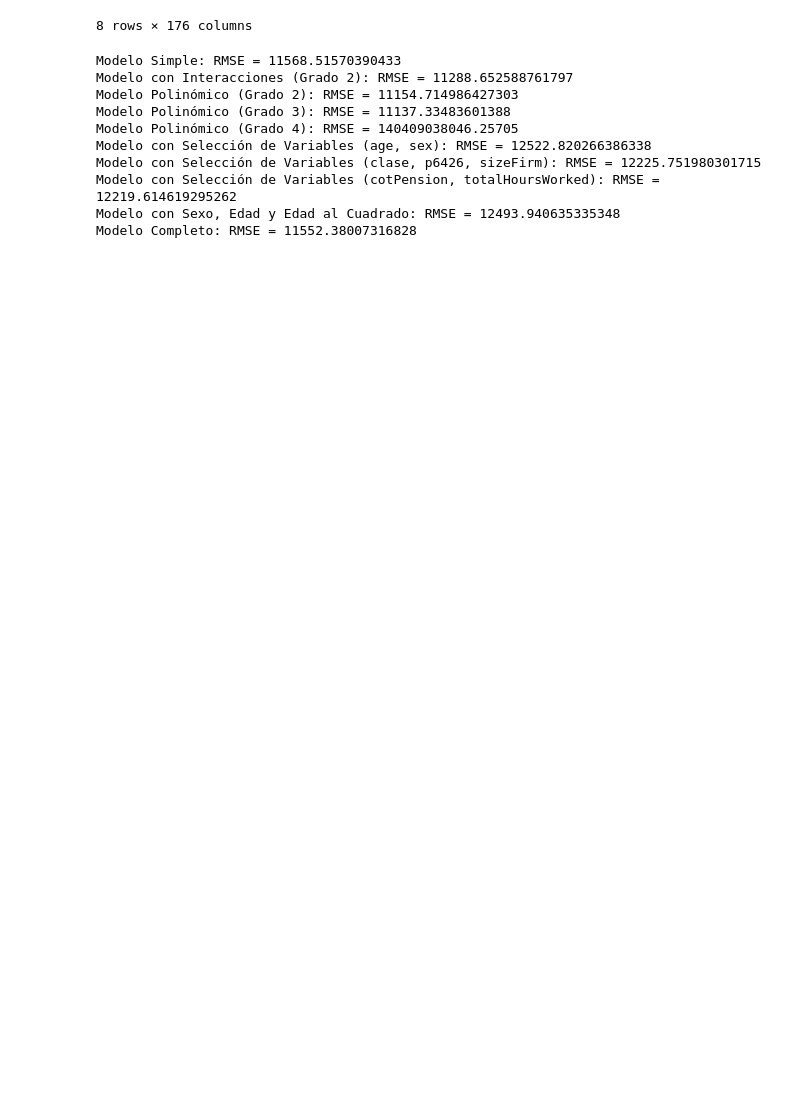
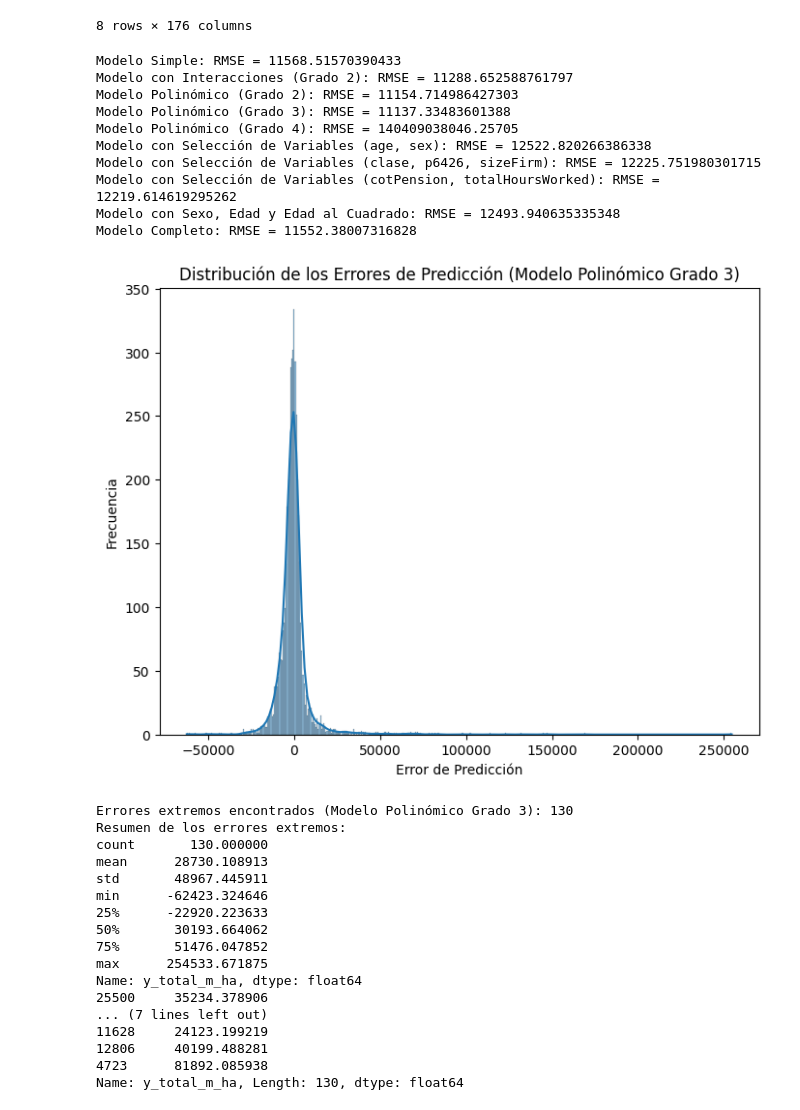
Before and after one commit to larasofiacantero/PS1, a Jupyter notebook: scripts/PS_1_ML.ipynb, the cells around one changed output. Saved outputs shown, nothing was run; the diff lists cells and outputs as text; code cells hidden in the pictures; blank space fills up the shorter version.

Commit message:
Añado el análisis de los errores de predición del mejor modelo

```diff
--- a/scripts/PS_1_ML.ipynb
+++ b/scripts/PS_1_ML.ipynb
@@ -216,3 +216,57 @@ Modelo con Selección de Variables (clase, p6426, sizeFirm): RMSE = 12225.751980
 Modelo con Selección de Variables (cotPension, totalHoursWorked): RMSE = 12219.614619295262
 Modelo con Sexo, Edad y Edad al Cuadrado: RMSE = 12493.940635335348
 Modelo Completo: RMSE = 11552.38007316828
+# %%
+
+# Genero características polinómicas del modelo con menor RMSE
+poly = PolynomialFeatures(degree=3)
+X_train_poly = poly.fit_transform(X_train_scaled)
+X_test_poly = poly.transform(X_test_scaled)
+
+# Entreno el modelo
+modelo_polinomico = LinearRegression()
+modelo_polinomico.fit(X_train_poly, y_train)
+
+# Predicciones
+predicciones_polinomico = modelo_polinomico.predict(X_test_poly)
+# %%
+# Distribución de los errores
+import matplotlib.pyplot as plt
+import seaborn as sns
+
+# Cálculo de los errores de predicción
+errores_prediccion = y_test - predicciones_polinomico
+
+# Histograma de los errores
+plt.figure(figsize=(8, 6))
+sns.histplot(errores_prediccion, kde=True)
+plt.title('Distribución de los Errores de Predicción (Modelo Polinómico Grado 3)')
+plt.xlabel('Error de Predicción')
+plt.ylabel('Frecuencia')
+plt.show()
+
+# Verifico los errores extremos
+errores_extremos = errores_prediccion[np.abs(errores_prediccion) > 2 * np.std(errores_prediccion)]
+print(f"Errores extremos encontrados (Modelo Polinómico Grado 3): {len(errores_extremos)}")
+print("Resumen de los errores extremos:")
+print(pd.Series(errores_extremos).describe())
+print(errores_extremos)
+# %% [output]
+[figure, added]
+Errores extremos encontrados (Modelo Polinómico Grado 3): 130
+Resumen de los errores extremos:
+count       130.000000
+mean      28730.108913
+std       48967.445911
+min      -62423.324646
+25%      -22920.223633
+50%       30193.664062
+75%       51476.047852
+max      254533.671875
+Name: y_total_m_ha, dtype: float64
+25500     35234.378906
+... (7 lines left out)
+11628     24123.199219
+12806     40199.488281
+4723      81892.085938
+Name: y_total_m_ha, Length: 130, dtype: float64
```
Also changed, not shown: parts of 1 cell of this notebook.
